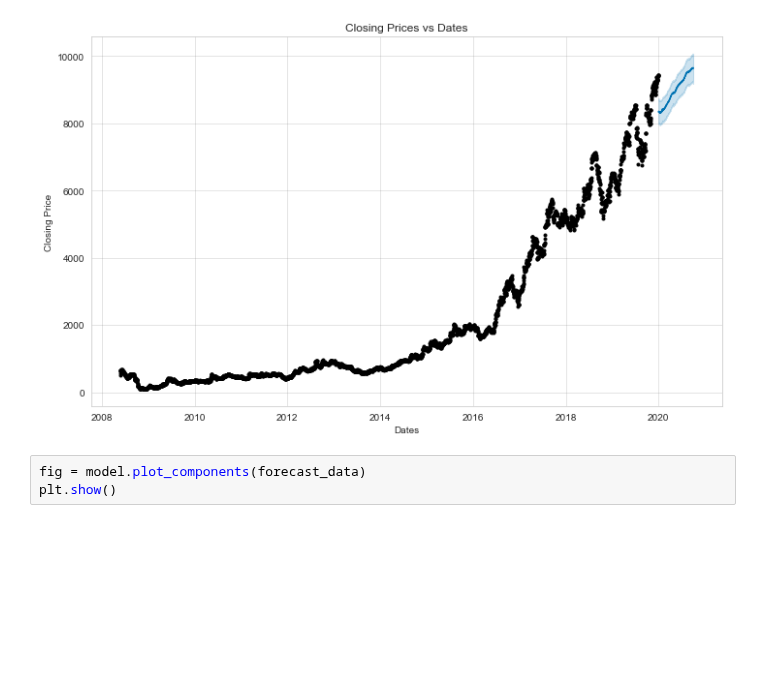
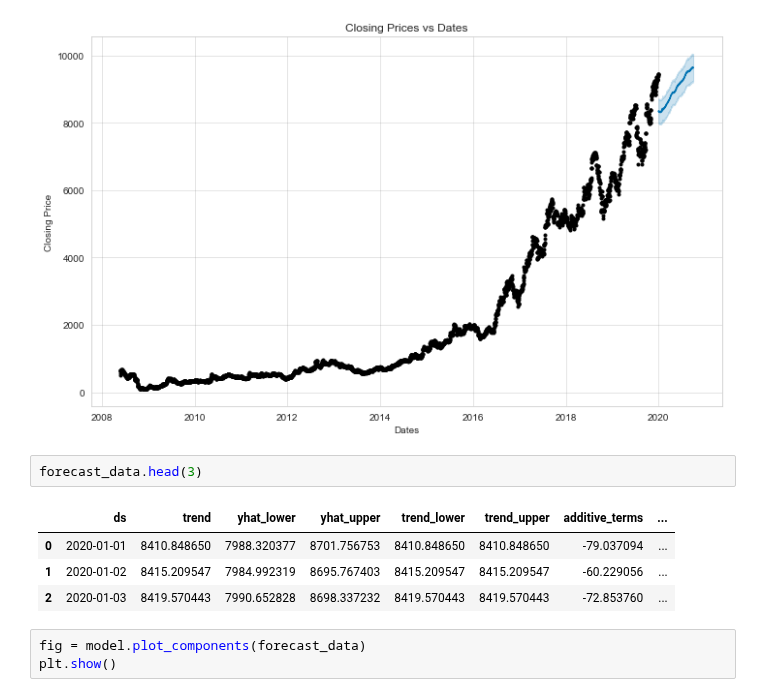
Before and after one commit to cjb123/Nifty50-data_Stock-Prediction-for-Bajaj-Finserv, a Jupyter notebook: Nifty_50_stock_data.ipynb, the cells around one changed output. Drawn from its saved outputs; the diff is of its cells as text; blank space fills up the shorter version.

```diff
--- a/Nifty_50_stock_data.ipynb
+++ b/Nifty_50_stock_data.ipynb
@@ -271,6 +271,13 @@ plt.ylabel("Closing Price")
 plt.show()
 # %% [output]
 [figure]
+# %%
+forecast_data.head(3)
+# %% [output]
+|  | ds | trend | yhat_lower | yhat_upper | trend_lower | trend_upper | additive_terms | ... |
+| 0 | 2020-01-01 | 8410.848650 | 7988.320377 | 8701.756753 | 8410.848650 | 8410.848650 | -79.037094 | ... |
+| 1 | 2020-01-02 | 8415.209547 | 7984.992319 | 8695.767403 | 8415.209547 | 8415.209547 | -60.229056 | ... |
+| 2 | 2020-01-03 | 8419.570443 | 7990.652828 | 8698.337232 | 8419.570443 | 8419.570443 | -72.853760 | ... |
 # %%
 fig = model.plot_components(forecast_data)
 plt.show()
```
Also changed, not shown: parts of 3 cells of this notebook, 1 other file.
